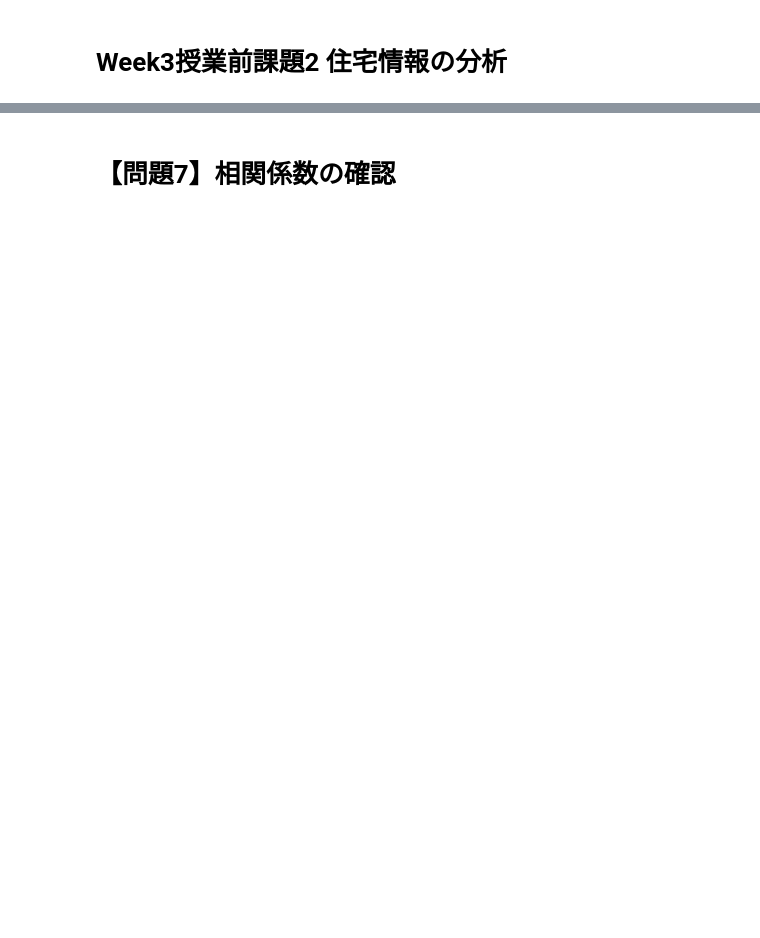
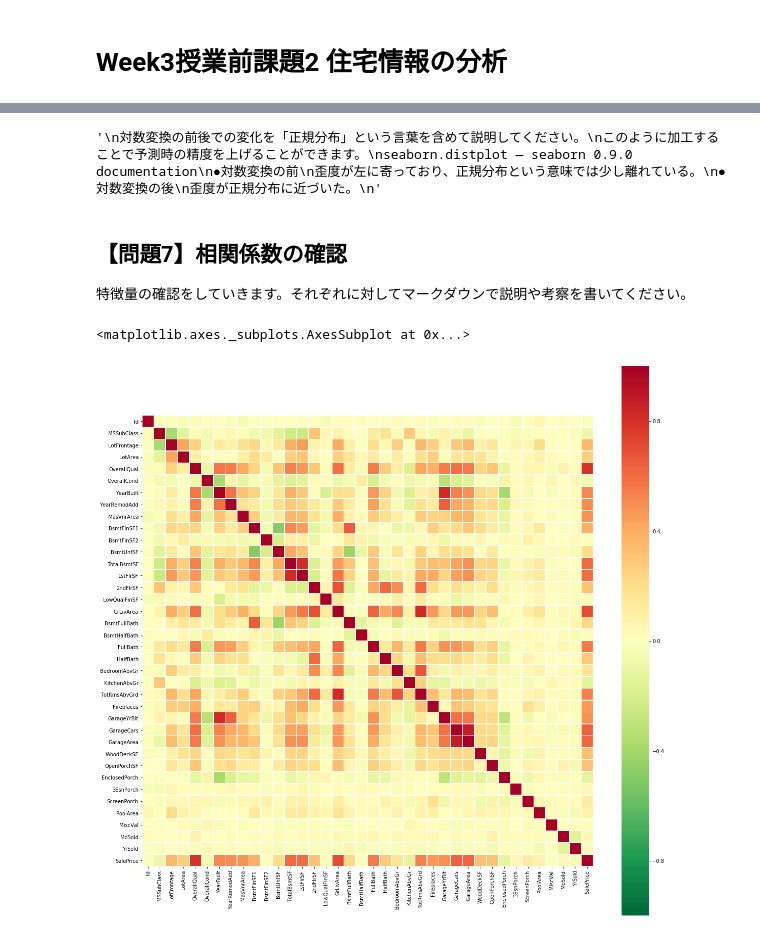
Before and after one commit to tominagashuji/dic_ml, a Jupyter notebook: week03/week3_2.ipynb, the cells around one changed output, grey strips where cells are left out. Saved outputs shown, nothing was run; the diff lists cells and outputs as text; code cells hidden in the pictures; blank space fills up the shorter version.

```diff
--- a/week03/week3_2.ipynb
+++ b/week03/week3_2.ipynb
@@ -15,2 +311,52 @@
+# %%
+"""
+対数変換の前後での変化を「正規分布」という言葉を含めて説明してください。
+このように加工することで予測時の精度を上げることができます。
+seaborn.distplot — seaborn 0.9.0 documentation
+●対数変換の前
+歪度が左に寄っており、正規分布という意味では少し離れている。
+●対数変換の後
+歪度が正規分布に近づいた。
+"""
+# %% [output]
+'\n対数変換の前後での変化を「正規分布」という言葉を含めて説明してください。\nこのように加工することで予測時の精度を上げることができます。\nseaborn.distplot — seaborn 0.9.0 documentation\n●対数変換の前\n歪度が左に寄っており、正規分布という意味では少し離れている。\n●対数変換の後\n歪度が正規分布に近づいた。\n'
 # %% [markdown]
-# 【問題7】相関係数の確認
+## 【問題7】相関係数の確認
+特徴量の確認をしていきます。それぞれに対してマークダウンで説明や考察を書いてください。
+# %%
+"""
+相関係数行列のヒートマップを作り、相関係数の高い関係を見つける。
+
+●考えた事
+はじめに相関係数行列を算出。＞.corrで相関係数行列を作成する。
+その後、算出した相関係数行列のヒートマップを出力する。
+
+ヒートマップを見て、相関係数の高いものを探す。
+YearBuiltとGarageYrbltの相関係数が高そう！！
+
+# 相関係数行列を出力する
+https://note.nkmk.me/python-pandas-corr/
+
+# heatmap の日本語リファレンスっぽいやつ
+https://pythondatascience.plavox.info/seaborn/heatmap
+
+# heatmap のオプション
+https://stats.biopapyrus.jp/python/heatmap.html
+
+# heatmap の大きくする方法
+https://codeday.me/jp/qa/20190323/465958.html
+"""
+plt.figure(figsize=(20, 20)) # heatmap の大きさを変更出来る！！すげー！！
+X_soukan = X.corr(method='pearson')
+sns.heatmap(X_soukan, # データをセット
+            vmax=1, #
+            vmin=-1,
+            center=0,
+#             annot=True, # 数値が出るけど小さ過ぎて良く分からない。。
+            square=True, # 正方形になる
+            cmap='RdYlGn_r', # 色の指定をする（他のは未調査）
+            linewidths=0.5, # 感覚の余白ラインの太さ
+           )
+# %% [output]
+<matplotlib.axes._subplots.AxesSubplot at 0x...>
+[figure, added]
```
Also changed, not shown: parts of 36 cells of this notebook, 11 other files.
